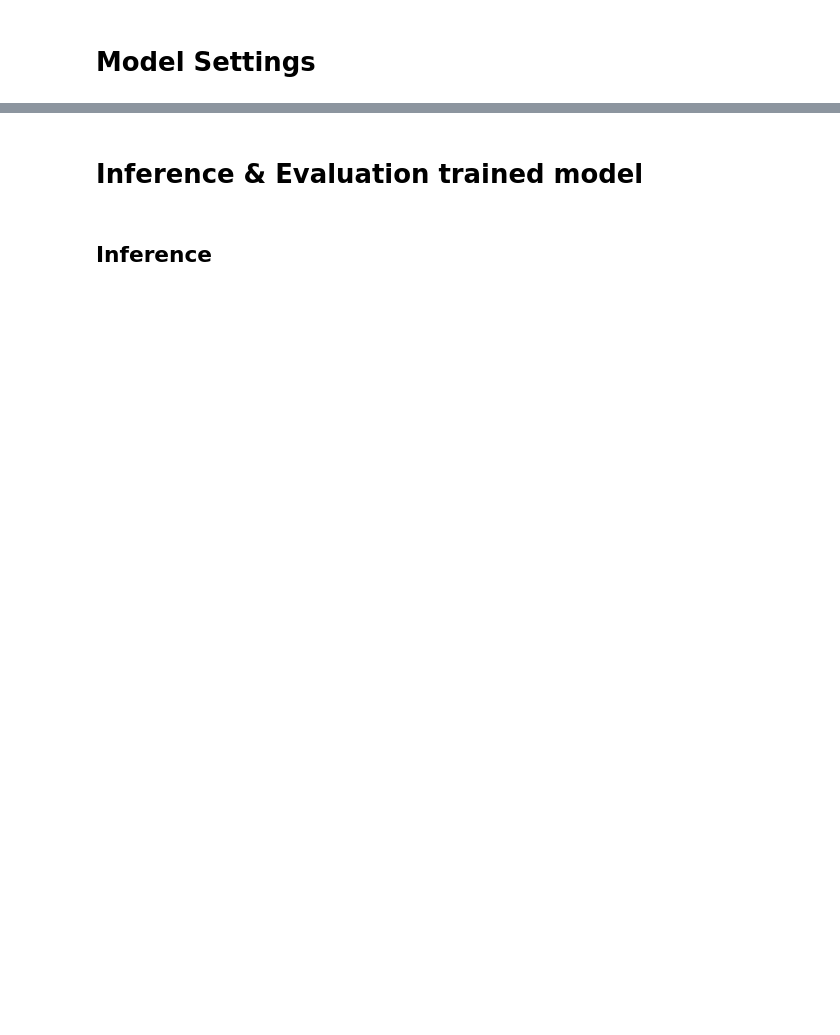
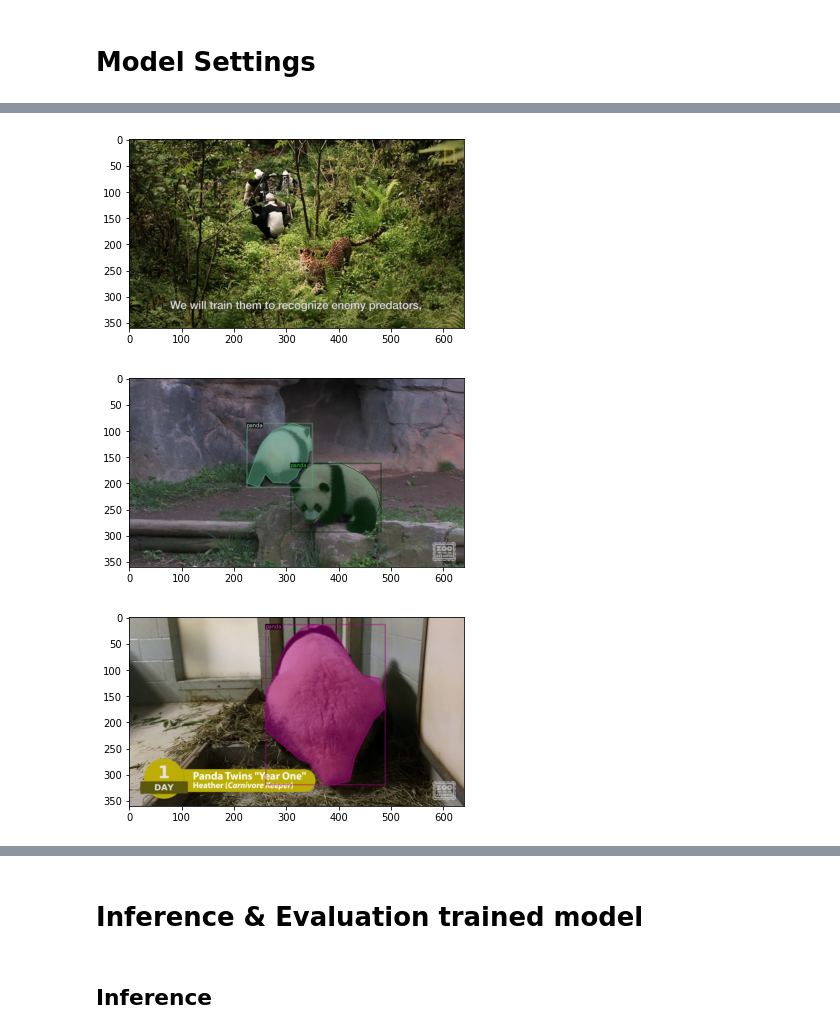
Before and after one commit to genausz/mask-panda, a Jupyter notebook: EP1_Make_Pandateset.ipynb, the cells around one changed output, grey strips where cells are left out. Cells and saved outputs as stored; diff of their text form; code cells hidden in the pictures; blank space fills up the shorter version.

```diff
--- a/EP1_Make_Pandateset.ipynb
+++ b/EP1_Make_Pandateset.ipynb
@@ -102,23 +54,0 @@ for phase in ["train", "val"]:
-# %%
-from pycocotools.coco import COCO
-
-def draw_coco_box(image, coco_box):
-    start_point = tuple(coco_box[:2])
-    end_point = tuple([coco_box[0]+coco_box[2], coco_box[1]+coco_box[3]])
-    image = cv2.rectangle(image, start_point, end_point, (255,0,0), 2)
-    return image
-
-anno = "panda_coco/annotations/panda_val.json"
-coco = COCO(anno)
-
-image_id = 16
-img = coco.loadImgs(image_id)[0]
-image = cv2.imread(os.path.join('panda_coco', 'val', img['file_name']))
-image = cv2.cvtColor(image, cv2.COLOR_BGR2RGB)
-annIds = coco.getAnnIds(imgIds=[image_id])
-anns = coco.loadAnns(annIds)
-for ann in anns:
-    coco_box = ann['bbox']
-    image = draw_coco_box(image, coco_box)
-plt.figure(figsize=(20,10))
-plt.imshow(image)
@@ -157,3 +168,20 @@ register_coco_instances("panda_val", {}, "panda_coco/annotations/panda_val.json"
+# %%
+for i, d in enumerate(random.sample(list(dataset_dicts), 3)):
+    img = cv2.imread(d["file_name"])
+    visualizer = Visualizer(img[:, :, ::-1],
+                            metadata=panda_metadata,
+                            scale=0.5,
+                            instance_mode=ColorMode.IMAGE_BW)
+    vis = visualizer.draw_dataset_dict(d)
+    image = vis.get_image()[:,:,::-1]
+    image = cv2.cvtColor(image, cv2.COLOR_BGR2RGB)
+    plt.figure(i)
+    plt.imshow(image)
+    plt.show()
+# %% [output]
+[figure, added]
+[figure, added]
+[figure, added]
 # %%
 cfg = get_cfg()
 cfg.merge_from_file(model_zoo.get_config_file("COCO-InstanceSegmentation/mask_rcnn_R_50_C4_1x.yaml"))
```
Also changed, not shown: parts of 19 cells of this notebook, 3 other files.
